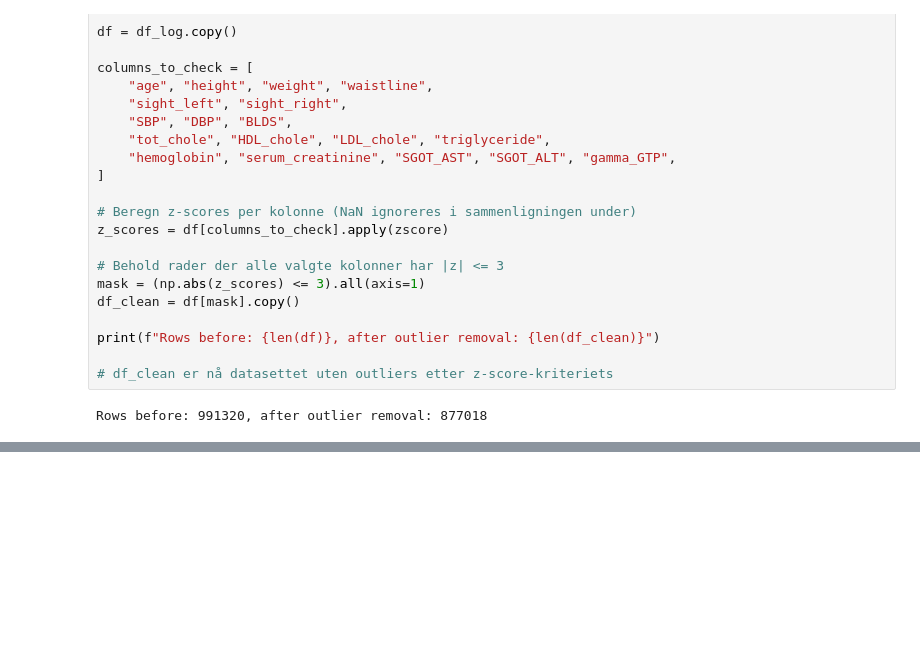
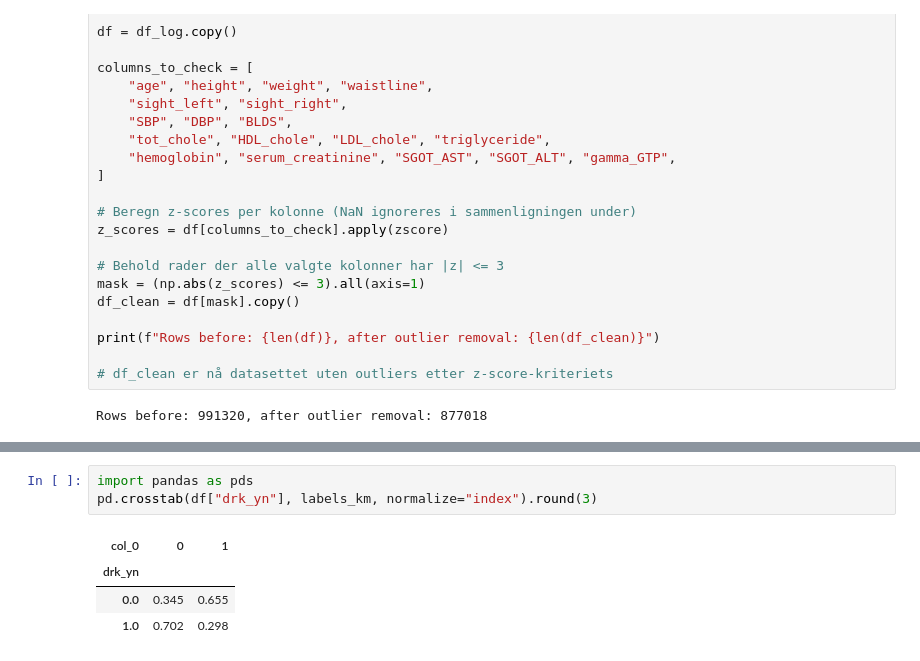
Before and after one commit to Oddvar112/IT3212-Datadrevet-Programvare, a Jupyter notebook: oppgave_4/Task42.ipynb, the cells around one changed output, grey strips where cells are left out. Drawn from its saved outputs; the diff is of its cells as text; blank space fills up the shorter version.

```diff
--- a/oppgave_4/Task42.ipynb
+++ b/oppgave_4/Task42.ipynb
@@ -486,0 +420,8 @@ if all(col in df.columns for col in ["smk_stat_type_cd", "drk_yn"]):
+# %%
+import pandas as pds
+pd.crosstab(df["drk_yn"], labels_km, normalize="index").round(3)
+# %% [output]
+| col_0 | 0 | 1 |
+| drk_yn |  |  |
+| 0.0 | 0.345 | 0.655 |
+| 1.0 | 0.702 | 0.298 |
```
Also changed, not shown: parts of 10 cells of this notebook.
